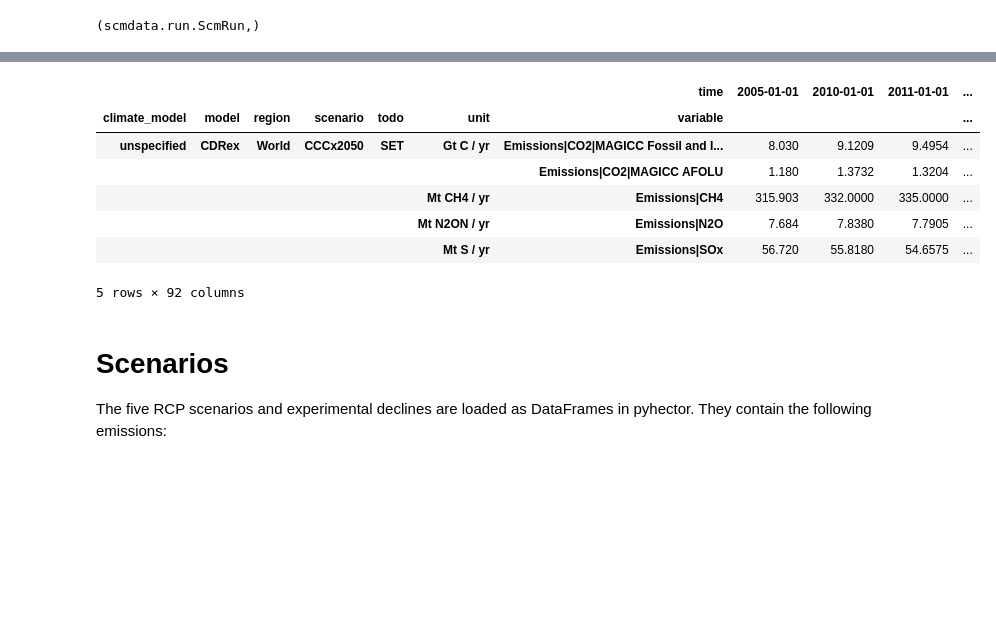
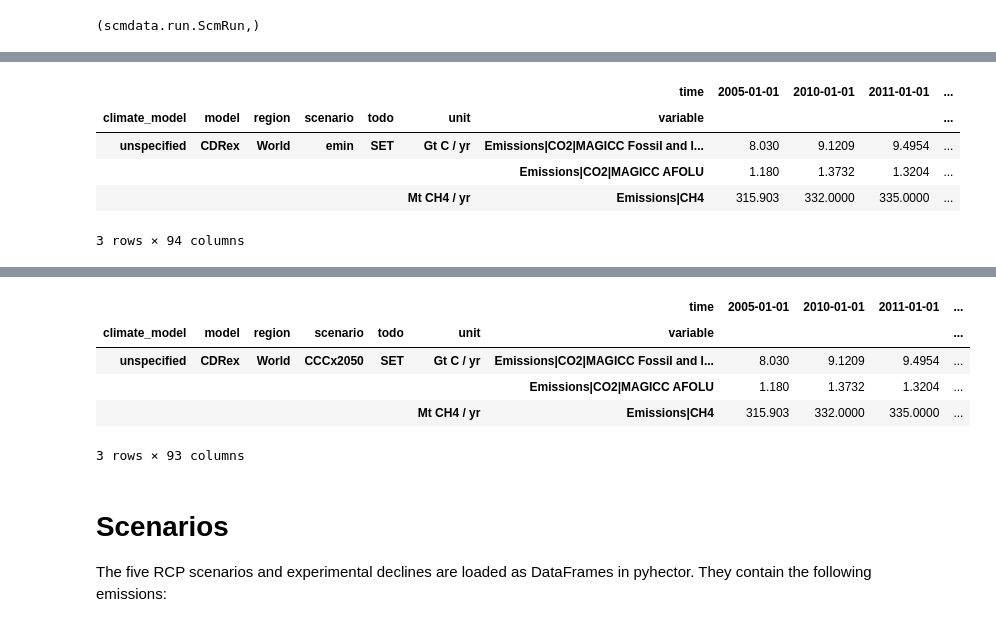
Before and after one commit to hsbay/cdrmex, a Jupyter notebook: CCCx2050.ipynb, the cells around one changed output, grey strips where cells are left out. Cells and saved outputs as stored; diff of their text form; code cells hidden in the pictures; blank space fills up the shorter version.

Commit message:
Added back decline array with ONC experiments. Tested with pymagicc 2.0.0rc8+19.g7aade1e. All ONC data now runs without errors and avoids NaN columns. Remove use of rcps MAGICCdata container.

```diff
--- a/CCCx2050.ipynb
+++ b/CCCx2050.ipynb
@@ -45,12 +50,3 @@ magcfg = { #"startyear" : 1765,
           "out_emissions" : 1,
           "out_concentrations" : 1 }
 ### End MAGICC Settings
-# %%
-## declines to run
-SCEN_DIR = "SCEN"
-MAGICC6_DIR = join("..", "CDRRUN")
-declinefile = join(SCEN_DIR, "ONC" + "lmin" + ".SCEN")
-oncdata = MAGICCData(declinefile, columns={"model": ["CDRex"], "scenario": ['lmin']}, inplace=True)
-rcps = rcps.append(oncdata)
-print(rcps["scenario"].unique())
-rcps.filter(scenario='lmin').timeseries().head(3)
@@ -65 +53,19 @@ rcps.filter(scenario='lmin').timeseries().head(3)
+# %%
+## load experiments scen file data
+for n, name in enumerate (declines):
+    declinefile = join(SCEN_DIR, "ONC" + name + ".SCEN")
+    declines[n] = MAGICCData(declinefile,
+                             columns={"model": ["CDRex"], "scenario": [name]})
+
+img119 = MAGICCData(join(SCEN_DIR, 'imgs119.SCEN'),
+                    columns={"model": ["IMAGE"], "scenario": ['SSP119']}, inplace=True)
+declines.append(img119)
+declines[2].timeseries().head(3)
+# %% [output]
+|  |  |  |  |  |  | time | 2005-01-01 | 2010-01-01 | 2011-01-01 | ... |
+| climate_model | model | region | scenario | todo | unit | variable |  |  |  | ... |
+| unspecified | CDRex | World | emin | SET | Gt C / yr | Emissions|CO2|MAGICC Fossil and I... | 8.030 | 9.1209 | 9.4954 | ... |
+|  |  |  |  |  |  | Emissions|CO2|MAGICC AFOLU | 1.180 | 1.3732 | 1.3204 | ... |
+|  |  |  |  |  | Mt CH4 / yr | Emissions|CH4 | 315.903 | 332.0000 | 335.0000 | ... |
+3 rows × 94 columns
 # %%
@@ -79,43 +86,43 @@ AC_2050 = AnthroC - CCCxFF
 Peak_to_bk_yr = AC_2050/((Bkyr) - CRsyr)
 Remaining_per_yr = CCCxFF/(2100 - Bkyr)
 # %%
-CCCx2050 = rcps.filter(scenario='lmin')
-src_df = CCCx2050.timeseries()
-#kigali_yrs = 2019,2024,2025,2029,2034,2036
-#ki_mo_gasses_F = HFC134a, HFC245fa, HFC277ea,
+# Copy lmin data into new experiment
+CCCx2050 = declines[3]
+CCC_df = CCCx2050.timeseries()
+
+# Kigali reference for later
+# kigali_yrs = 2019,2024,2025,2029,2034,2036
+# ki_mo_gasses_F = HFC134a, HFC245fa, HFC277ea,
 #                 HFC4310, HFC32, HFC125, HFC143a, HFC23
-#sf6-eu 30% by 2030
+# sf6-eu 30% by 2030
+
 ems_ff = 'Emissions|CO2|MAGICC Fossil and Industrial'
 ems_luc = 'Emissions|CO2|MAGICC AFOLU'
-cx2050 = 'unspecified','CDRex','World','CCCx2050','SET','Gt C / yr'
-source_cols = src_df.columns
-idxs = list(range(8,len(source_cols)-3))
-idxs.insert(0,5)
+CCC_df = CCC_df.rename(index={"lmin":"CCCx2050"})
 
-newcols = []
-for n in idxs:
-    newcols.append(source_cols[n])
-CCC_df = src_df[newcols]
+# Zero out data past 2099
+CCC_df.loc[('unspecified','CDRex','World','CCCx2050','SET','Gt C / yr',ems_ff), datetime(2100,1,1,0) : datetime(2150,1,1,0)] = 0
+CCC_df.loc[('unspecified','CDRex','World','CCCx2050','SET','Gt C / yr',ems_luc), datetime(2100,1,1,0) : datetime(2150,1,1,0)] = 0
 
-CCC_df = CCC_df.rename(index={"lmin":"CCCx2050"})
+# Set removal according to forumlas in previous cell
 CCC_df.loc[('unspecified','CDRex','World','CCCx2050','SET','Gt C / yr',ems_luc), datetime(2021,1,1) : datetime(2049,1,1)] = -landsnk_yrly
 CCC_df.loc[('unspecified','CDRex','World','CCCx2050','SET','Gt C / yr',ems_luc), datetime(2050,1,1) : datetime(2099,1,1)] = -landsnc_remainingYr
 CCC_df.loc[('unspecified','CDRex','World','CCCx2050','SET','Gt C / yr',ems_ff), datetime(2021,1,1) : datetime(2049,1,1)] = -Peak_to_bk_yr
 CCC_df.loc[('unspecified','CDRex','World','CCCx2050','SET','Gt C / yr',ems_ff), datetime(2050,1,1) : datetime(2099,1,1)] = -Remaining_per_yr
-CCC_df.loc[('unspecified','CDRex','World','CCCx2050','SET','Gt C / yr',ems_ff), datetime(2100,1,1,0)] = 0
-CCC_df.loc[('unspecified','CDRex','World','CCCx2050','SET','Gt C / yr',ems_luc), datetime(2100,1,1,0)] = 0
 
-#rewrite CCCx2050 from timeseries in line2 w/ Slices of cols in newcols
-# and wrap in MAGICCData
+# rewrite CCCx2050 from timeseries and wrap in MAGICCData
 CCCx2050 = MAGICCData(CCC_df.copy())
-CCC_df.to_csv('CCCx2050.csv')
+#CCC_df.to_csv('CCCx2050.csv')
+
 CCC_flat = CCC_df.copy()
-CCC_flat.loc[('unspecified','CDRex','World','CCCx2050','SET','Gt C / yr',ems_ff), datetime(2051,1,1,0) : datetime(2100,1,1,0)] = 0
-CCC_flat.loc[('unspecified','CDRex','World','CCCx2050','SET','Gt C / yr',ems_luc), datetime(2051,1,1,0) : datetime(2100,1,1,0)] = 0
+CCC_flat.loc[('unspecified','CDRex','World','CCCx2050','SET','Gt C / yr',ems_ff), datetime(2051,1,1,0) : datetime(2150,1,1,0)] = 0
+CCC_flat.loc[('unspecified','CDRex','World','CCCx2050','SET','Gt C / yr',ems_luc), datetime(2051,1,1,0) : datetime(2150,1,1,0)] = 0
 CCC_flat = CCC_flat.rename(index={"CCCx2050":"CCCxflat"})
 CCCxflat = MAGICCData(CCC_flat.copy())
 
+print("Diagnostic Output")
 print(CCC_df.head(2).iloc[:,[10]])
-print(CCC_df.head(4).iloc[:,[30]])
-CCCx2050.timeseries().head(5)
+print(CCC_df.head(2).iloc[:,[32]])
+print(CCC_df.head(2).iloc[:,[42]])
+CCCx2050.timeseries().head(3)
 # %% [output]
@@ -132,9 +142,7 @@ unspecified   CDRex World  CCCx2050 SET  Gt C / yr    Emissions|CO2|MAGICC Fossi
 |  |  |  |  |  |  | time | 2005-01-01 | 2010-01-01 | 2011-01-01 | ... |
 | climate_model | model | region | scenario | todo | unit | variable |  |  |  | ... |
 | unspecified | CDRex | World | CCCx2050 | SET | Gt C / yr | Emissions|CO2|MAGICC Fossil and I... | 8.030 | 9.1209 | 9.4954 | ... |
 |  |  |  |  |  |  | Emissions|CO2|MAGICC AFOLU | 1.180 | 1.3732 | 1.3204 | ... |
 |  |  |  |  |  | Mt CH4 / yr | Emissions|CH4 | 315.903 | 332.0000 | 335.0000 | ... |
-|  |  |  |  |  | Mt N2ON / yr | Emissions|N2O | 7.684 | 7.8380 | 7.7905 | ... |
-|  |  |  |  |  | Mt S / yr | Emissions|SOx | 56.720 | 55.8180 | 54.6575 | ... |
-5 rows × 92 columns
+3 rows × 93 columns
 # %%
```
Also changed, not shown: parts of 12 cells of this notebook.
